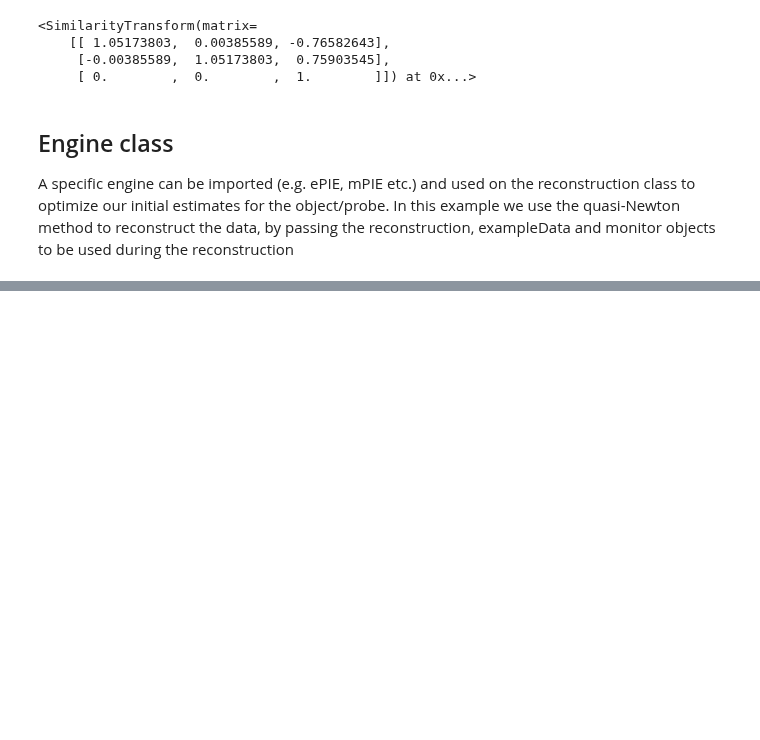
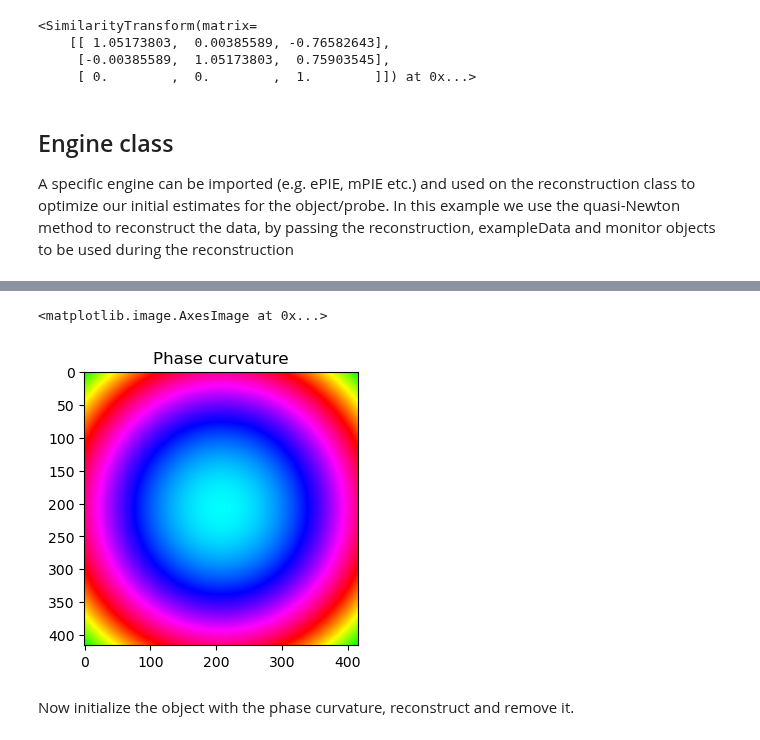
Before and after one commit to PtyLab/PtyLab.py, a Jupyter notebook: jupyter_tutorials/jupyter_tutorials_tutorial_FPM.ipynb, the cells around one changed output, grey strips where cells are left out. Cells and saved outputs as stored; diff of their text form; code cells hidden in the pictures; blank space fills up the shorter version.

Commit message:
added FPM phase curvature correction to the jupyter tutorial

```diff
--- a/jupyter_tutorials/jupyter_tutorials_tutorial_FPM.ipynb
+++ b/jupyter_tutorials/jupyter_tutorials_tutorial_FPM.ipynb
@@ -143,0 +156,30 @@ plt.imshow(abs(modeTile(fft2c(reconstruction.object))),cmap='gray')
+# %%
+u=60e-3
+z=120e-3
+wavelength = reconstruction.wavelength
+
+Np = reconstruction.Np
+No = reconstruction.No
+dxp = reconstruction.dxp
+
+# create the coordinate grid
+x = np.linspace(-Np / 2 , Np / 2, No)
+Yp, Xp = np.meshgrid(x, x)
+Yp = Yp*dxp
+Xp = Xp*dxp
+
+# illumination phase curvature
+ill_curvature = np.exp(1j*np.pi/wavelength * (1/z) * (Xp**2 + Yp**2))
+# non-telecentricity induced phase curvature
+tele_curvature = np.exp(1j*np.pi/wavelength * (1/u) * (Xp**2 + Yp**2))
+# combine curvature
+total_curvature = ill_curvature * tele_curvature
+
+plt.subplot(132)
+plt.title('Phase curvature')
+plt.imshow(complex2rgb(total_curvature))
+# %% [output]
+<matplotlib.image.AxesImage at 0x...>
+[figure, added]
+# %% [markdown]
+Now initialize the object with the phase curvature, reconstruct and remove it.
```
Also changed, not shown: parts of 6 cells of this notebook.
